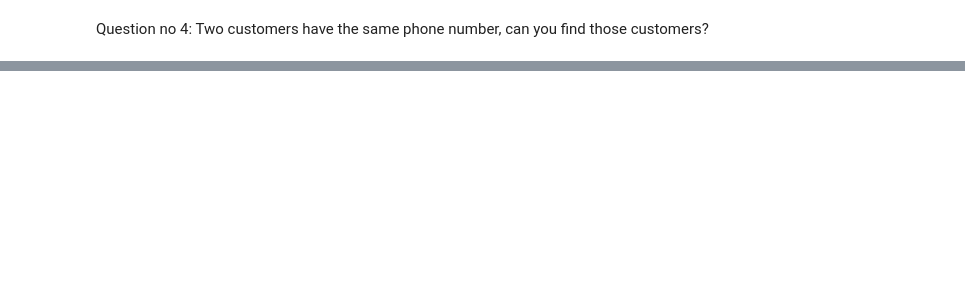
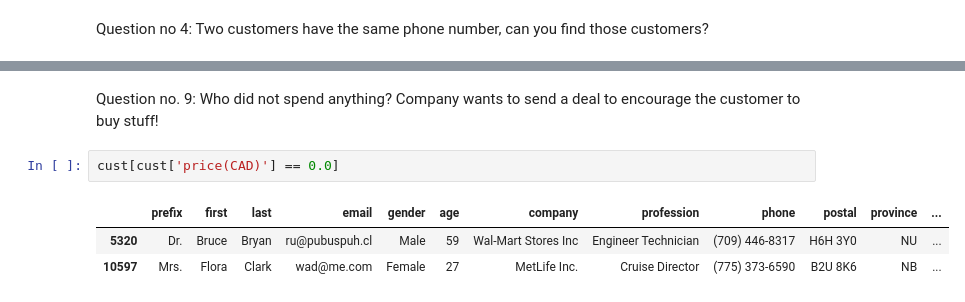
Before and after one commit to mdarafat-boop/Exploratory_Data_Analysis_EDA_with_PANDAS, a Jupyter notebook: Copy_of_cust_pranch_data_exracice.ipynb, the cells around one changed output, grey strips where cells are left out. Cells and saved outputs as stored; diff of their text form; blank space fills up the shorter version.

```diff
--- a/Copy_of_cust_pranch_data_exracice.ipynb
+++ b/Copy_of_cust_pranch_data_exracice.ipynb
@@ -31,0 +114,8 @@ cust.groupby('phone')['first'].count().sort_values(ascending=False).head(1)
+# %% [markdown]
+Question no. 9:  Who did not spend anything? Company wants to send a deal to encourage the customer to buy stuff!
+# %%
+cust[cust['price(CAD)'] == 0.0]
+# %% [output]
+|  | prefix | first | last | email | gender | age | company | profession | phone | postal | province | ... |
+| 5320 | Dr. | Bruce | Bryan | ru@pubuspuh.cl | Male | 59 | Wal-Mart Stores Inc | Engineer Technician | (709) 446-8317 | H6H 3Y0 | NU | ... |
+| 10597 | Mrs. | Flora | Clark | wad@me.com | Female | 27 | MetLife Inc. | Cruise Director | (775) 373-6590 | B2U 8K6 | NB | ... |
```
Also changed, not shown: parts of 35 cells of this notebook.
